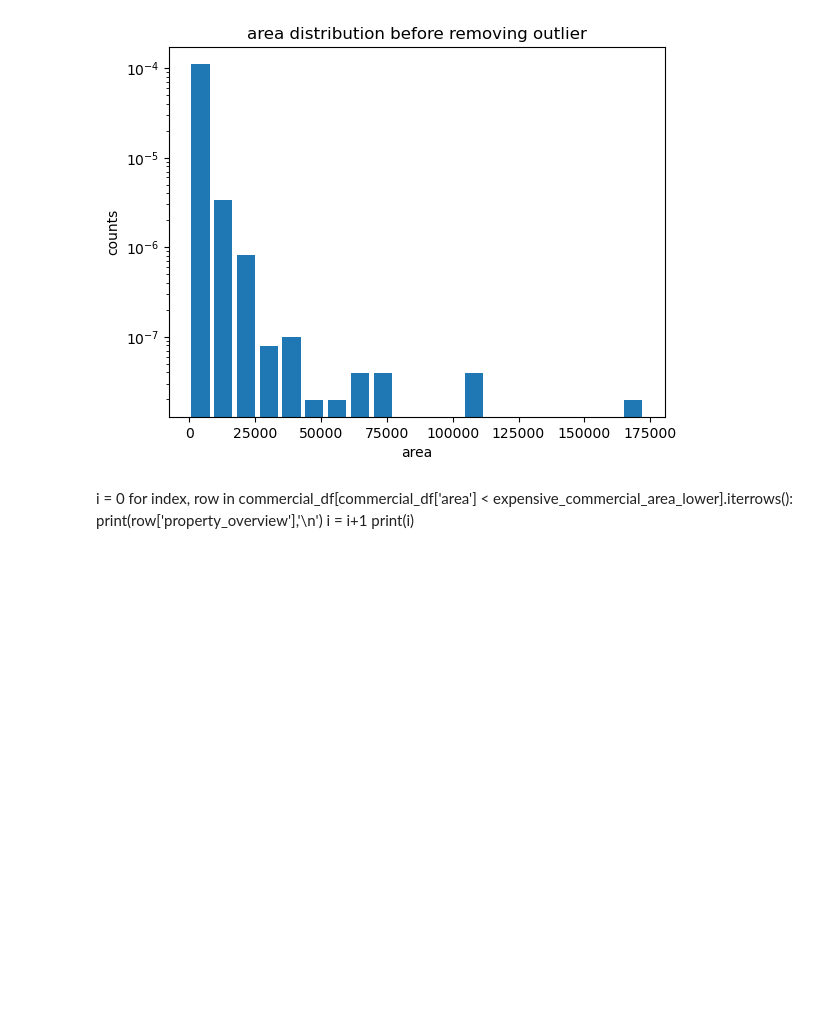
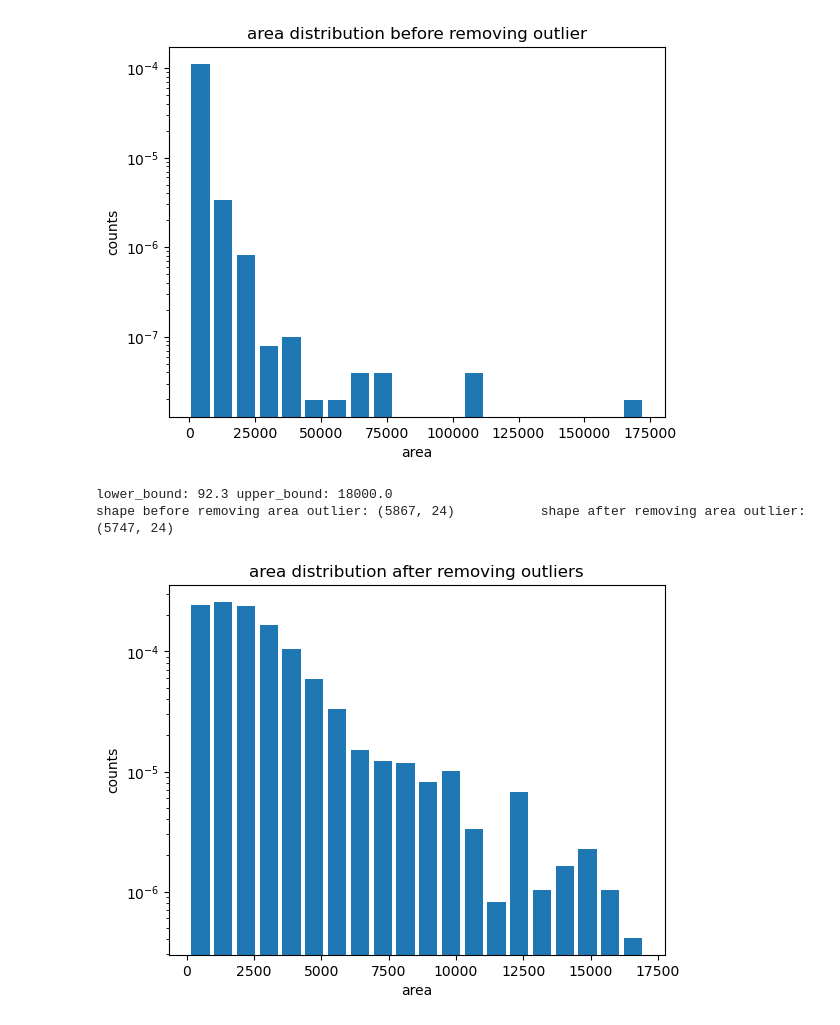
Before and after one commit to OmdenaAI/dhaka-bangladesh-real-estate-recommendation, a Jupyter notebook: src/tasks/task-4-model-development/sarang_ali/removing_outliers/outlier_detection.ipynb, the cells around one changed output. Saved outputs shown, nothing was run; the diff lists cells and outputs as text; code cells hidden in the pictures; blank space fills up the shorter version.

Commit message:
new dataframe without outliers pushed

```diff
--- a/src/tasks/task-4-model-development/sarang_ali/removing_outliers/outlier_detection.ipynb
+++ b/src/tasks/task-4-model-development/sarang_ali/removing_outliers/outlier_detection.ipynb
@@ -269,6 +271,6 @@ shape before removing price outlier: (4407, 24)           shape after removing p
 other_commercial_df = pd.concat([sale_other_commercial_df, rent_other_commercial_df])
 other_commercial_df.shape
 
-commercial_df = pd.concat([large_commercial_df,other_commercial_df])
+new_commercial_df = pd.concat([large_commercial_df,other_commercial_df])
 commercial_df.shape
 # %% [output]
@@ -280,8 +282,8 @@ plot_distribution(commercial_df, 'area')
 # %% [output]
 [figure]
-# %% [markdown]
-i = 0
-for index, row in commercial_df[commercial_df['area'] < expensive_commercial_area_lower].iterrows():
-    print(row['property_overview'],'\n')
-    i = i+1
-print(i)
+# %%
+new_commercial_df = remove_outliers(new_commercial_df,'area',lower=0.01, upper=0.99)
+# %% [output]
+lower_bound: 92.3 upper_bound: 18000.0
+shape before removing area outlier: (5867, 24)           shape after removing area outlier: (5747, 24)
+[figure, added]
```
Also changed, not shown: parts of 10 cells of this notebook, 1 other file.
